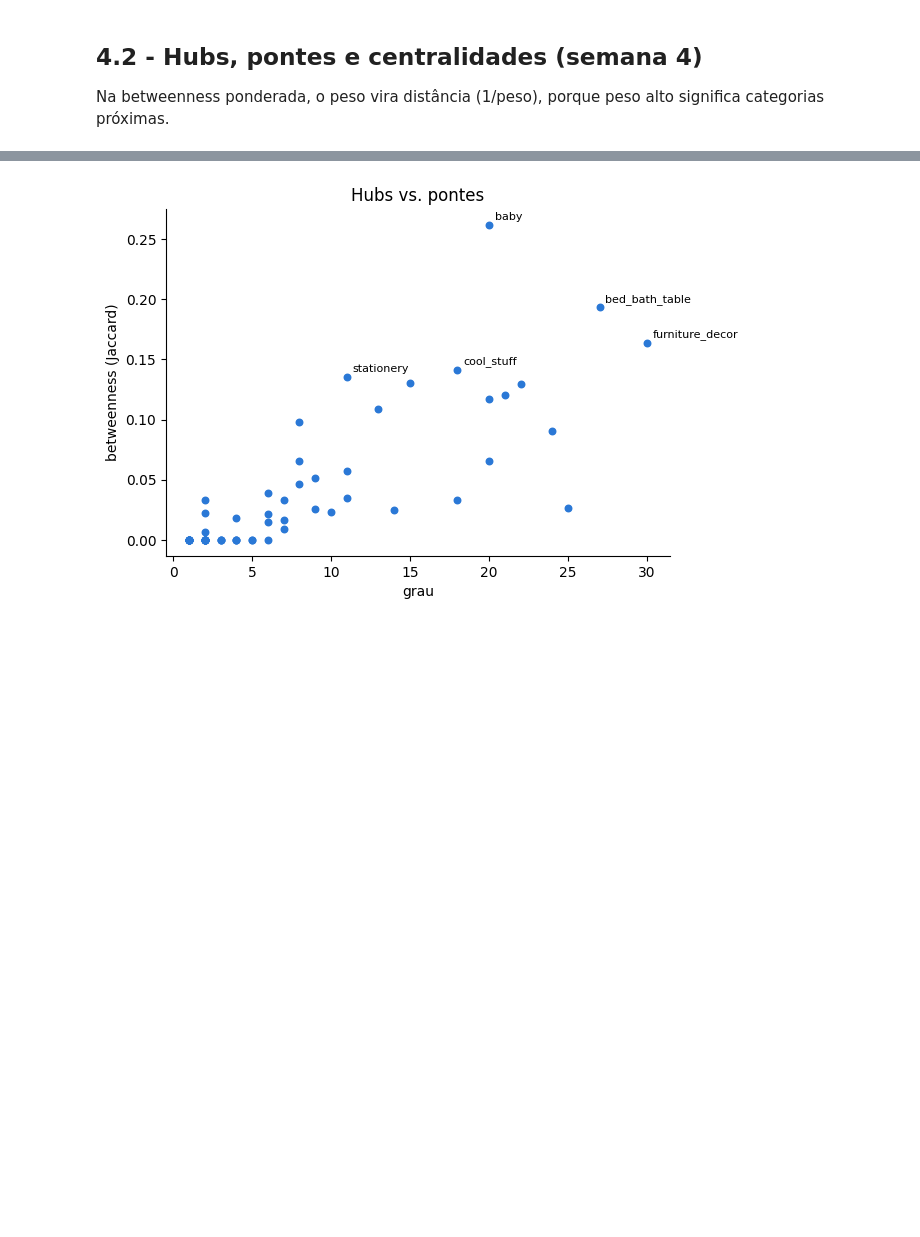
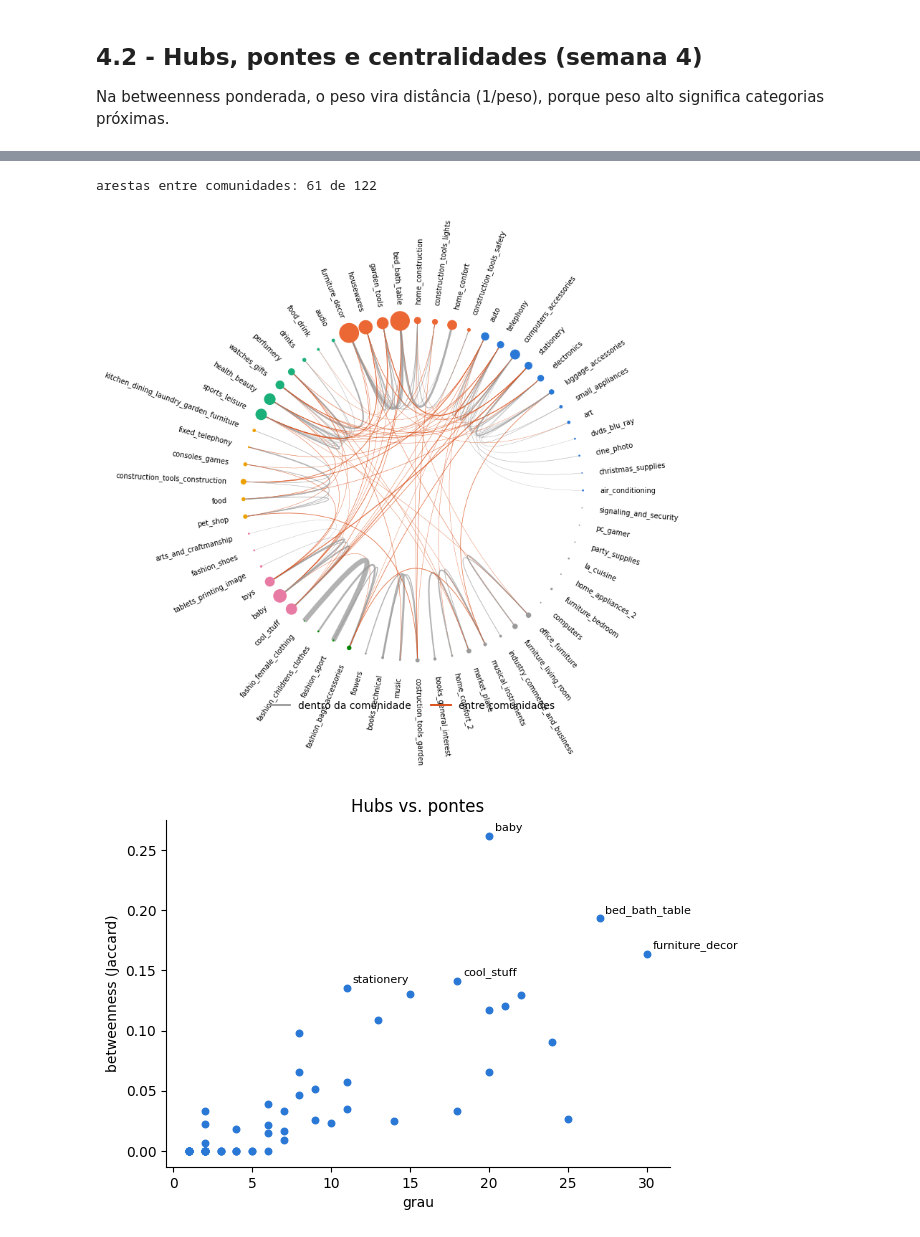
Before and after one commit to dka0086/Analise-de-rede-de-grafos-Olist, a Jupyter notebook: Olist_analise_grafos.ipynb, the cells around one changed output, grey strips where cells are left out. Cells and saved outputs as stored; diff of their text form; code cells hidden in the pictures; blank space fills up the shorter version.

```diff
--- a/Olist_analise_grafos.ipynb
+++ b/Olist_analise_grafos.ipynb
@@ -348,6 +377,40 @@ Spearman grau x betweenness (Jaccard): 0.856
 | computers_accessories | 51 | 21 | 0.061 | 0.121 | 0.090 | 0.019 | 6 | 8 |
 | garden_tools | 73 | 20 | 0.054 | 0.117 | 0.151 | 0.020 | 7 | 9 |
 | telephony | 27 | 13 | 0.034 | 0.108 | 0.033 | 0.014 | 14 | 10 |
+# %%
+from nxviz import annotate
+from matplotlib.lines import Line2D
+
+# tipo de cada aresta: dentro da mesma comunidade ou entre comunidades
+for u, v, d in G_bb.edges(data=True):
+    d["ligacao"] = ("dentro" if G_bb.nodes[u]["comunidade"] == G_bb.nodes[v]["comunidade"]
+                    else "entre")
+
+n_entre = sum(d["ligacao"] == "entre" for *_, d in G_bb.edges(data=True))
+print(f"arestas entre comunidades: {n_entre} de {G_bb.number_of_edges()}")
+
+COR_DENTRO, COR_ENTRE = "#9A9A9A", "#D9480F"
+
+plt.figure(figsize=(7, 7))
+nv.circos(
+    G_bb, group_by="comunidade", sort_by="grau",
+    node_color_by="grupo", node_size_by="n_unidades", node_palette=PAL_GRUPO,
+    edge_lw_by="weight", edge_color_by="ligacao",
+    node_enc_kwargs={"size_scale": 0.08},
+    edge_enc_kwargs={"lw_scale": 10, "alpha_scale": 5},
+    edge_palette={"dentro": COR_DENTRO, "entre": COR_ENTRE},
+)
+annotate.circos_labels(G_bb, group_by="comunidade", sort_by="grau",
+                       layout="rotate", radius_offset=1.5, fontdict={"size": 7})
+plt.legend(handles=[
+    Line2D([0], [0], color=COR_DENTRO, lw=2, label="dentro da comunidade"),
+    Line2D([0], [0], color=COR_ENTRE, lw=2, label="entre comunidades"),
+], loc="upper center", bbox_to_anchor=(0.5, -0.03), ncol=2, frameon=False)
+plt.savefig(FIG_DIR / "07_circos_projecao.png", dpi=150, bbox_inches="tight")
+plt.show()
+# %% [output]
+arestas entre comunidades: 61 de 122
+[figure, added]
 # %%
 fig, ax = plt.subplots(figsize=(6.5, 4.5))
 ax.scatter(cent["grau"], cent["betw_jaccard"], s=22, color=CAT[0])
```
Also changed, not shown: parts of 25 cells of this notebook.
